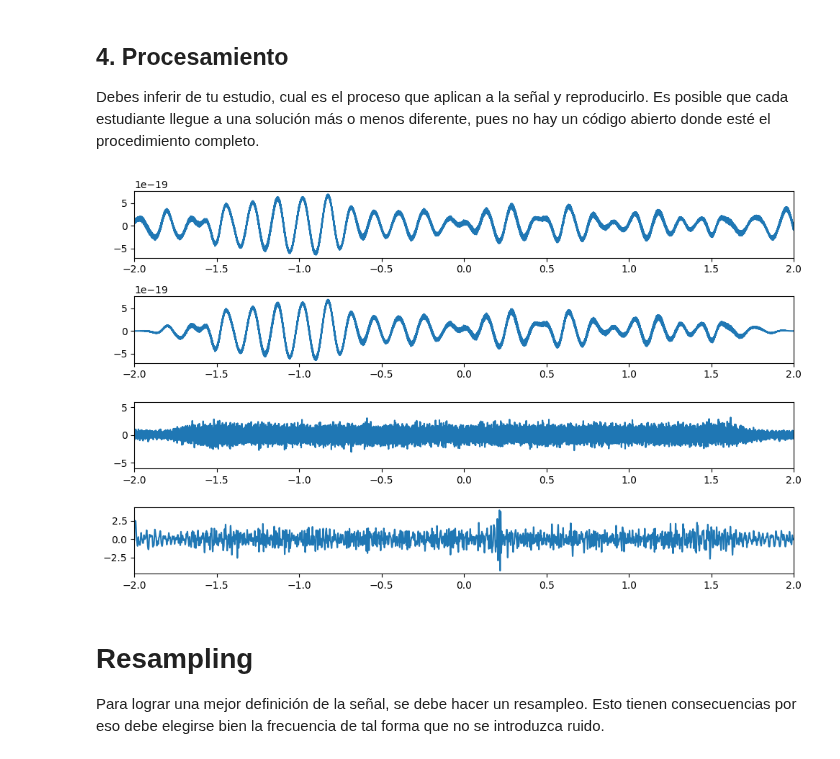
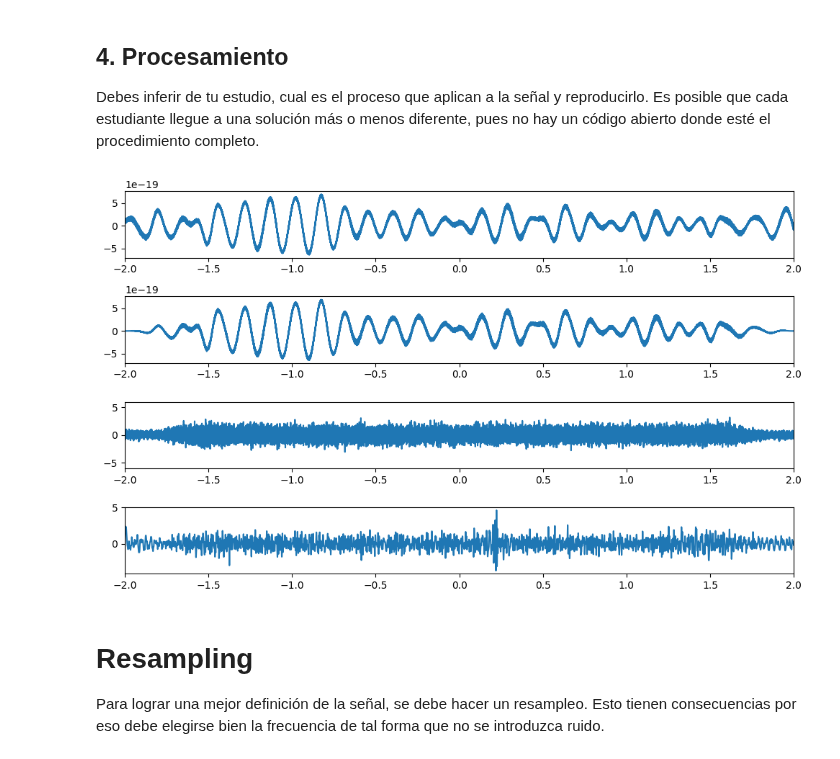
Before and after one commit to MatiasArmijo/Actividades-EIE-401-Matias-Armijo, a Jupyter notebook: proyecto-1/Proyecto_1_ApellidoNombre_ID.ipynb, the cells around one changed output. Cells and saved outputs as stored; diff of their text form; code cells hidden in the pictures.

```diff
--- a/proyecto-1/Proyecto_1_ApellidoNombre_ID.ipynb
+++ b/proyecto-1/Proyecto_1_ApellidoNombre_ID.ipynb
@@ -137,6 +137,7 @@ from scipy.signal import welch, butter, lfilter, sosfiltfilt
 frequencies, psd = welch(strain,fs=fs,nperseg=slice_length,scaling='density',window='tukey',average='mean')
 whitened_signal = ifft(chunk_fft_windowed[0:len(chunk_fft_windowed)//2+1]/np.sqrt(psd))
 whitened_signal /= np.std(whitened_signal)
+
 
 
 # Aplicar filtro pasa banda
@@ -149,35 +150,35 @@ def passband_filter(signal,order,lowcut,highcut,fs):
     # Aplicar el filtro a la señal
     filtered_signal = sosfiltfilt(sos, signal)
     return filtered_signal
 
 
-filtered_signal = passband_filter(whitened_signal,8,35,350,fs)
+filtered_signal = passband_filter(whitened_signal,8,35,450,fs)
 filtered_signal /= np.std(filtered_signal)
 
 
 
 time2 = np.linspace(-2,2,len(filtered_signal))
 
 
 plt.figure(figsize=(10,6))
 plt.subplot(4,1,1)
 plt.plot(time_4s,chunk)
 plt.xlim(min(time_4s),max(time_4s))
 plt.subplot(4,1,2)
 plt.plot(time_4s,chunk*w)
 plt.xlim(min(time_4s),max(time_4s))
 plt.subplot(4,1,3)
 plt.plot(time2,whitened_signal)
 plt.xlim(min(time_4s),max(time_4s))
 plt.ylim(-6,6)
 plt.subplot(4,1,4)
 plt.xlim(min(time_4s),max(time_4s))
 plt.plot(time2,filtered_signal)
 
 plt.tight_layout()
 plt.show()
 # %% [output]
-[figure, old version]
+[figure, new version]
 # %% [markdown]
 # Resampling
 Para lograr una mejor definición de la señal, se debe hacer un resampleo. Esto tienen consecuencias por eso debe elegirse bien la frecuencia de tal forma que no se introduzca ruido.
```
Also changed, not shown: parts of 1 cell of this notebook.
